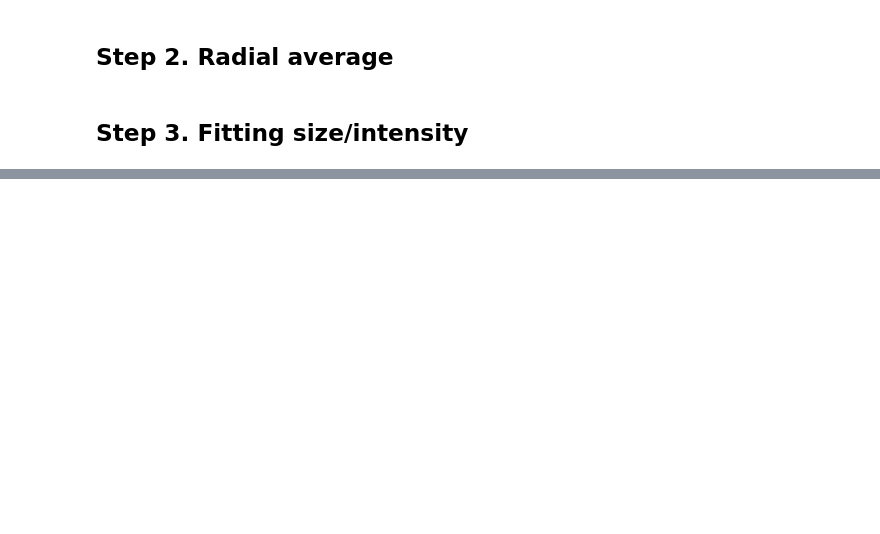
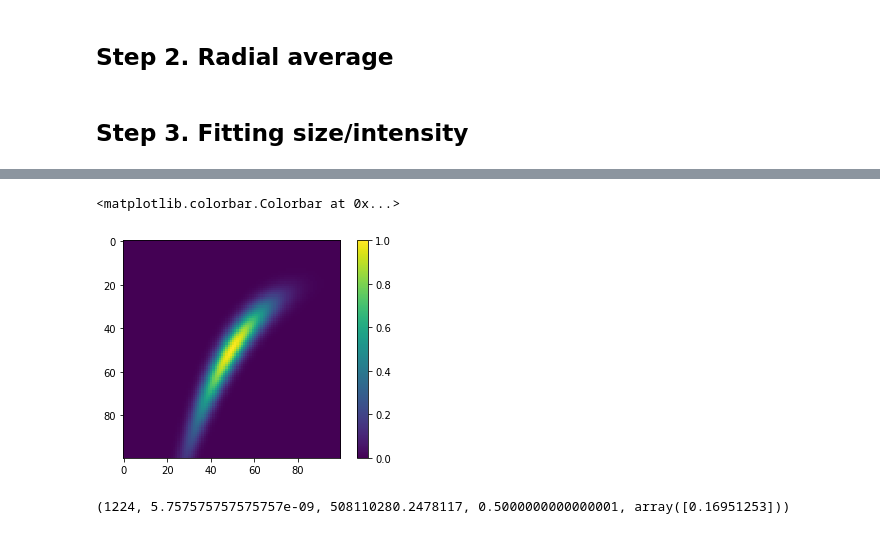
Before and after one commit to FXIhub/xfel3004, a Jupyter notebook: analysis/sphere_fitting_example.ipynb, the cells around one changed output, grey strips where cells are left out. Saved outputs shown, nothing was run; the diff lists cells and outputs as text; code cells hidden in the pictures; blank space fills up the shorter version.

```diff
--- a/analysis/sphere_fitting_example.ipynb
+++ b/analysis/sphere_fitting_example.ipynb
@@ -151,0 +170,21 @@ array([187.58362123])
+# %%
+def confidence(modelfunc, datay, datax, diameter, intensity, dmax=10e-9, imax=50, N=100, plevel=0.95):
+    drange = np.linspace(diameter-dmax, diameter+dmax,N)
+    irange = np.linspace(intensity*(1-imax/100.), intensity*(1+imax/100.),N)
+    dd,ii = np.meshgrid(drange,irange)
+    chisquared = np.zeros((N,N))
+    for i in range(N):
+        for j in range(N):
+            fit = modelfunc([dd[j,i],ii[j,i]],datax)
+            chisquared[j,i] = np.sum((fit-datay)**2)
+    confmap = np.exp(-chisquared + chisquared.min())
+    prob = (confmap/confmap.sum()).flatten()
+    asort = np.argsort(prob)[::-1]
+    confidence = prob[asort].cumsum() < plevel
+    pmin = (prob[asort][confidence]*confmap.sum()).min()
+    confmask = confmap > pmin
+    dlim = dd[confmask].min(), dd[confmask].max()
+    ilim = ii[confmask].min(), ii[confmask].max()
+    return confmap, dlim, ilim
+# %%
+C, dlim, ilim = confidence(model, data_r[mask_qr], data_qr[mask_qr], diameter, intensity)
@@ -151,0 +194,10 @@ array([187.58362123])
+# %%
+plt.imshow(C)
+plt.colorbar()
+# %% [output]
+<matplotlib.colorbar.Colorbar at 0x...>
+[figure, added]
+# %%
+print(e, derror, ierror, ierror/intensity, derror/diameter)
+# %% [output]
+(1224, 5.757575757575757e-09, 508110280.2478117, 0.5000000000000001, array([0.16951253]))
```
Also changed, not shown: parts of 20 cells of this notebook, 1 other file.
